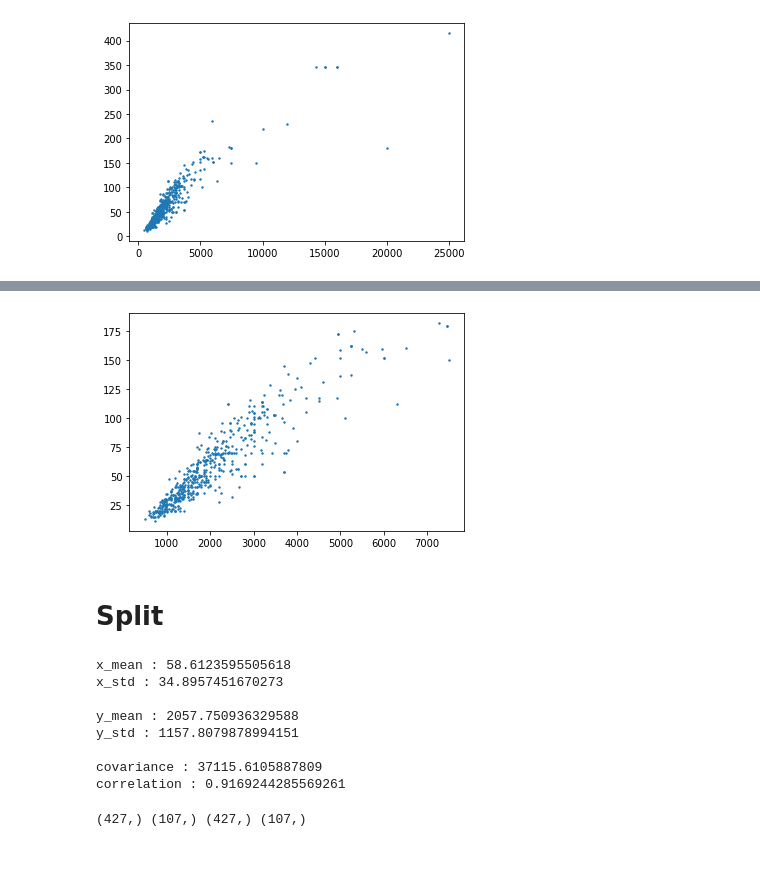
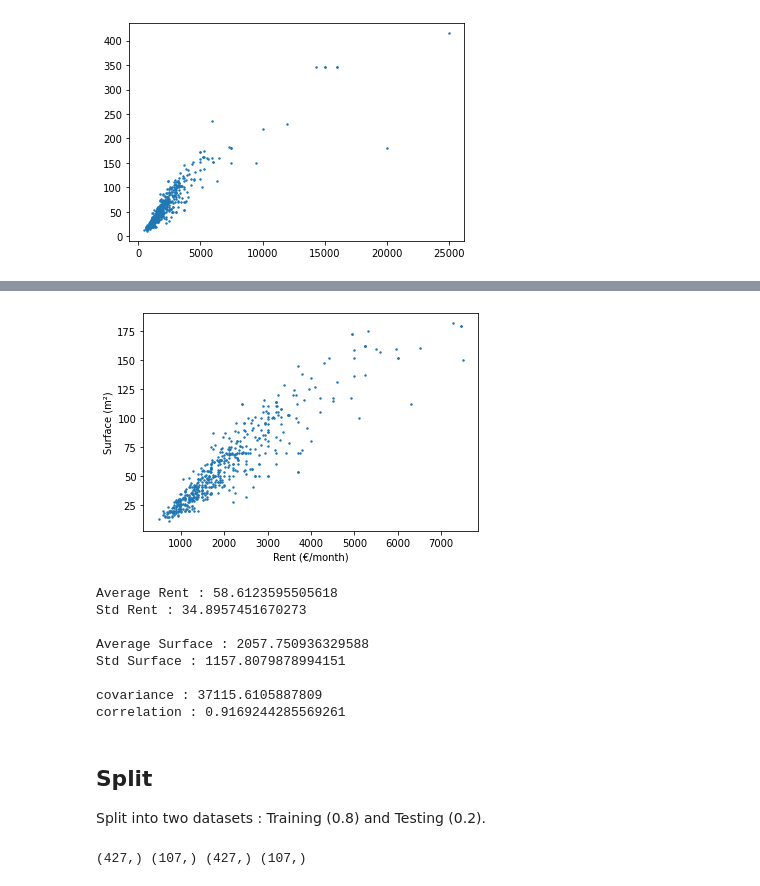
Before and after one commit to BDouchet/SDATA, a Jupyter notebook: TP_Regularization.ipynb, the cells around one changed output, grey strips where cells are left out. Cells and saved outputs as stored; diff of their text form; code cells hidden in the pictures; blank space fills up the shorter version.

```diff
--- a/TP_Regularization.ipynb
+++ b/TP_Regularization.ipynb
@@ -48,10 +66,10 @@ plt.show()
 # %%
 df.drop(df[df.loyer>8000].index,inplace=True)
 df.drop(df[df.surface>200].index,inplace=True)
 
 plt.scatter(df['loyer'],df['surface'],s=2)
+plt.xlabel('Rent (€/month)')
+plt.ylabel('Surface (m²)')
 plt.show()
 # %% [output]
-[figure, old version]
+[figure, new version]
-# %% [markdown]
-# Split
@@ -61,21 +76,28 @@ y=df.loyer.to_numpy()
 # %%
-print('x_mean : '+ str(x.mean()))
-print('x_std : '+ str(x.std()))
+x=df.surface.to_numpy()
+y=df.loyer.to_numpy()
+
+print('Average Rent : '+ str(x.mean()))
+print('Std Rent : '+ str(x.std()))
 print()
-print('y_mean : '+ str(y.mean()))
-print('y_std : '+ str(y.std()))
+print('Average Surface : '+ str(y.mean()))
+print('Std Surface : '+ str(y.std()))
 print()
 print('covariance : '+str(np.cov(x,y)[0,1]))
 print('correlation : '+str(np.corrcoef(x,y)[0,1]))
 # %% [output]
-x_mean : 58.6123595505618
-x_std : 34.8957451670273
+Average Rent : 58.6123595505618
+Std Rent : 34.8957451670273
 
-y_mean : 2057.750936329588
-y_std : 1157.8079878994151
+Average Surface : 2057.750936329588
+Std Surface : 1157.8079878994151
 
 covariance : 37115.6105887809
 correlation : 0.9169244285569261
+# %% [markdown]
+## Split
+
+Split into two datasets : Training (0.8) and Testing (0.2).
 # %%
 from sklearn.model_selection import train_test_split
 
```
Also changed, not shown: parts of 19 cells of this notebook.
